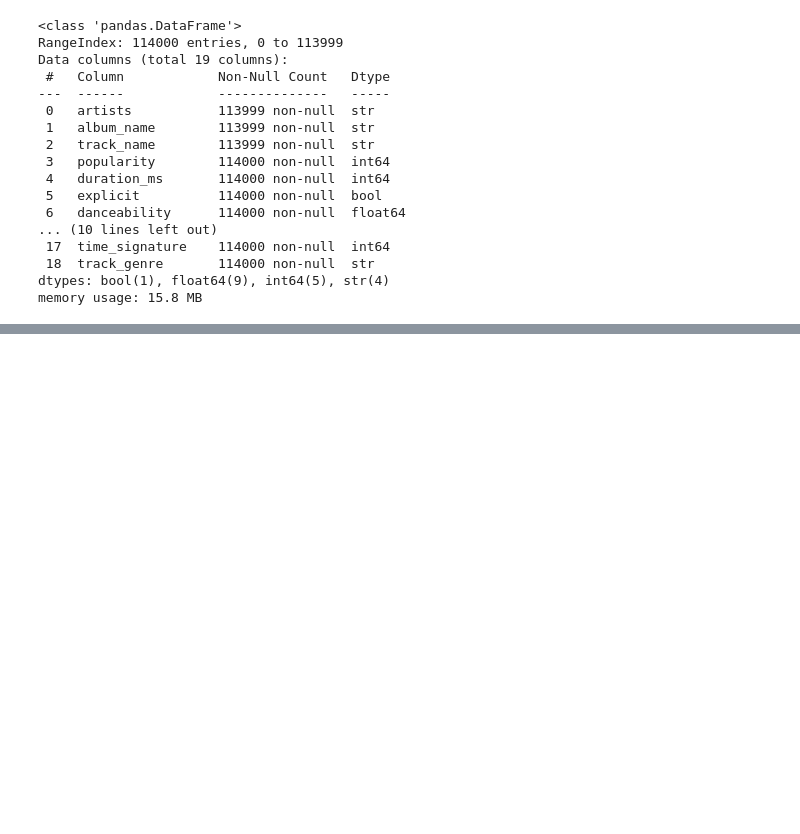
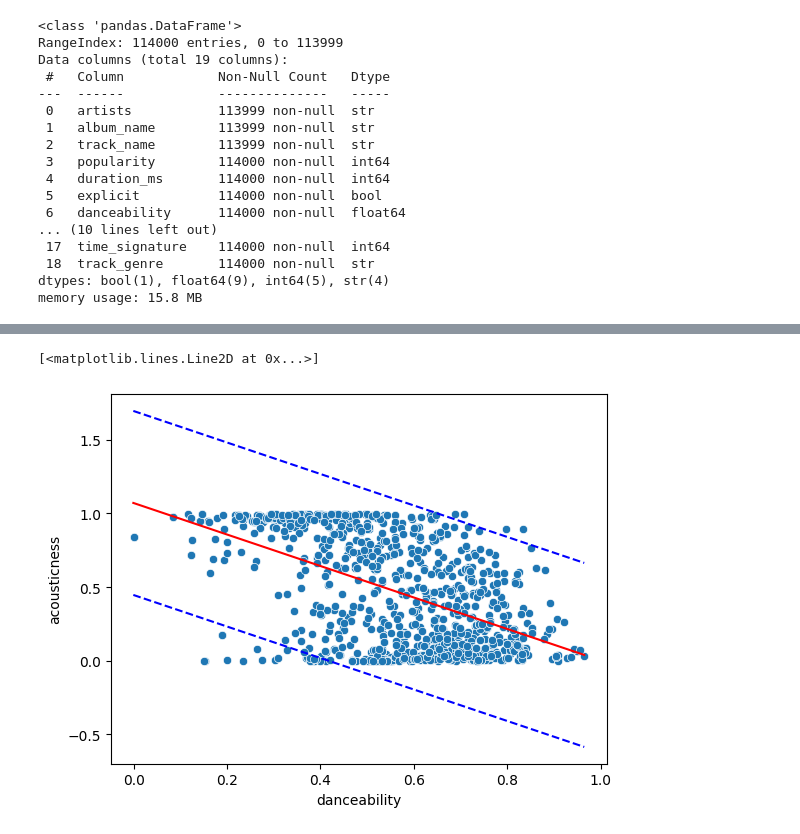
Before and after one commit to SamuAP19/StatsII_project, a Jupyter notebook: Project_StatsII.ipynb, the cells around one changed output, grey strips where cells are left out. Cells and saved outputs as stored; diff of their text form; code cells hidden in the pictures; blank space fills up the shorter version.

```diff
--- a/Project_StatsII.ipynb
+++ b/Project_StatsII.ipynb
@@ -87,0 +132,8 @@ df_var.reset_index(drop=True)
+# %%
+sns.scatterplot(data=df_samplevar, x=x,y=y,markers='x')
+plt.plot(z,poly(z),'r-')
+plt.plot(z,poly(z) + 2*np.sqrt(hs2), 'b--')
+plt.plot(z,poly(z) - 2*np.sqrt(hs2), 'b--')
+# %% [output]
+[<matplotlib.lines.Line2D at 0x...>]
+[figure, added]
```
Also changed, not shown: parts of 18 cells of this notebook, 1 other file.
